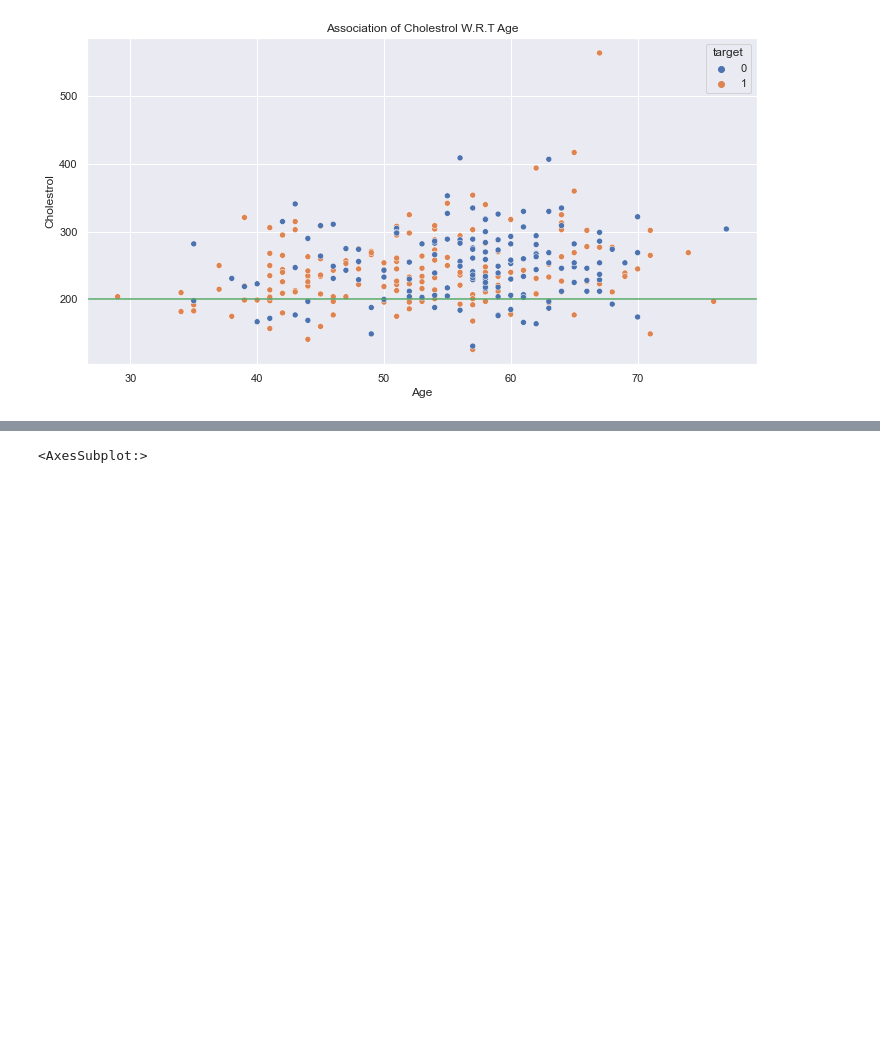
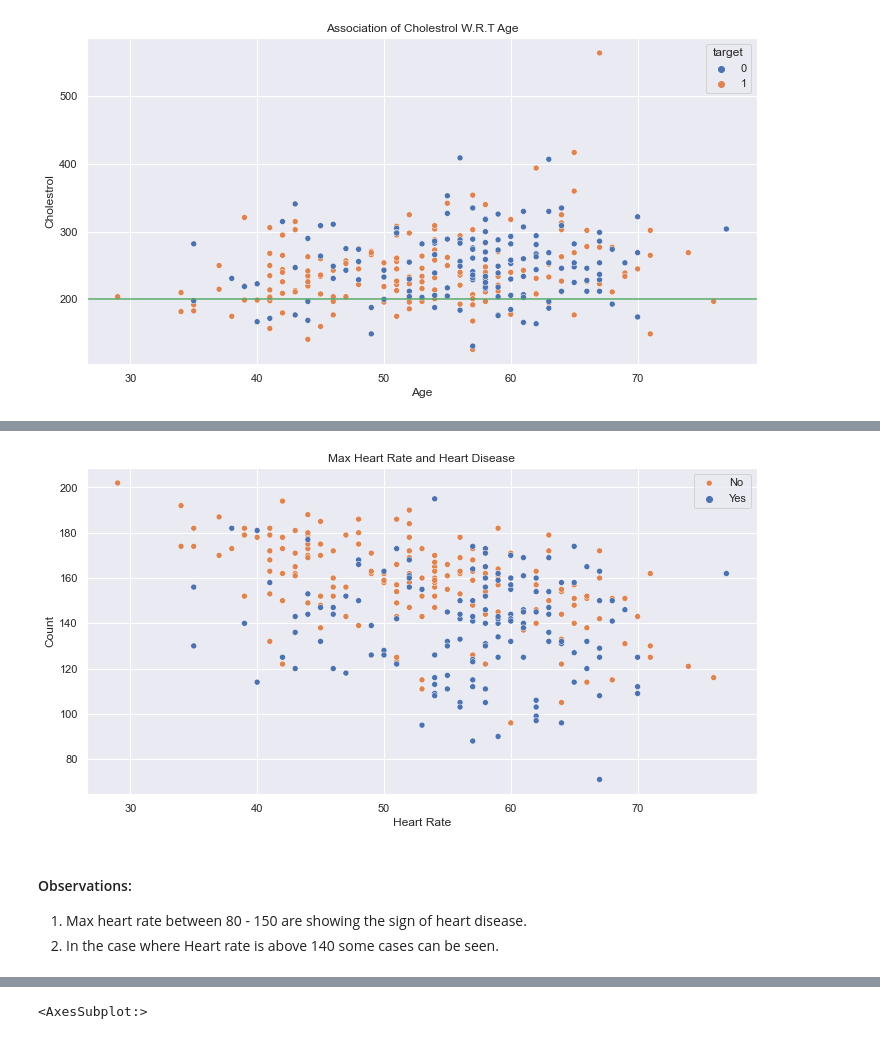
Before and after one commit to sujeet301084/ml-heart-disease-predict, a Jupyter notebook: heart-disease-ml.ipynb, the cells around one changed output, grey strips where cells are left out. Saved outputs shown, nothing was run; the diff lists cells and outputs as text; code cells hidden in the pictures; blank space fills up the shorter version.

```diff
--- a/heart-disease-ml.ipynb
+++ b/heart-disease-ml.ipynb
@@ -639,3 +676,18 @@ plt.show()
+# %%
+fig, ax = plt.subplots(figsize = (12,6))
+sns.scatterplot(x = data['age'], y = data['thalach'], hue = data['target'])
+
+plt.title('Max Heart Rate and Heart Disease')
+plt.xlabel('Heart Rate')
+plt.ylabel('Count')
+plt.legend(labels = ['No', 'Yes'],loc= 'upper right')
+plt.show()
+# %% [output]
+[figure, added]
+# %% [markdown]
+#### Observations:
+1. Max heart rate between 80 - 150 are showing the sign of heart disease.
+2. In the case where Heart rate is above 140 some cases can be seen.
 # %%
 data.corr()
 # %% [output]
```
Also changed, not shown: parts of 30 cells of this notebook.
